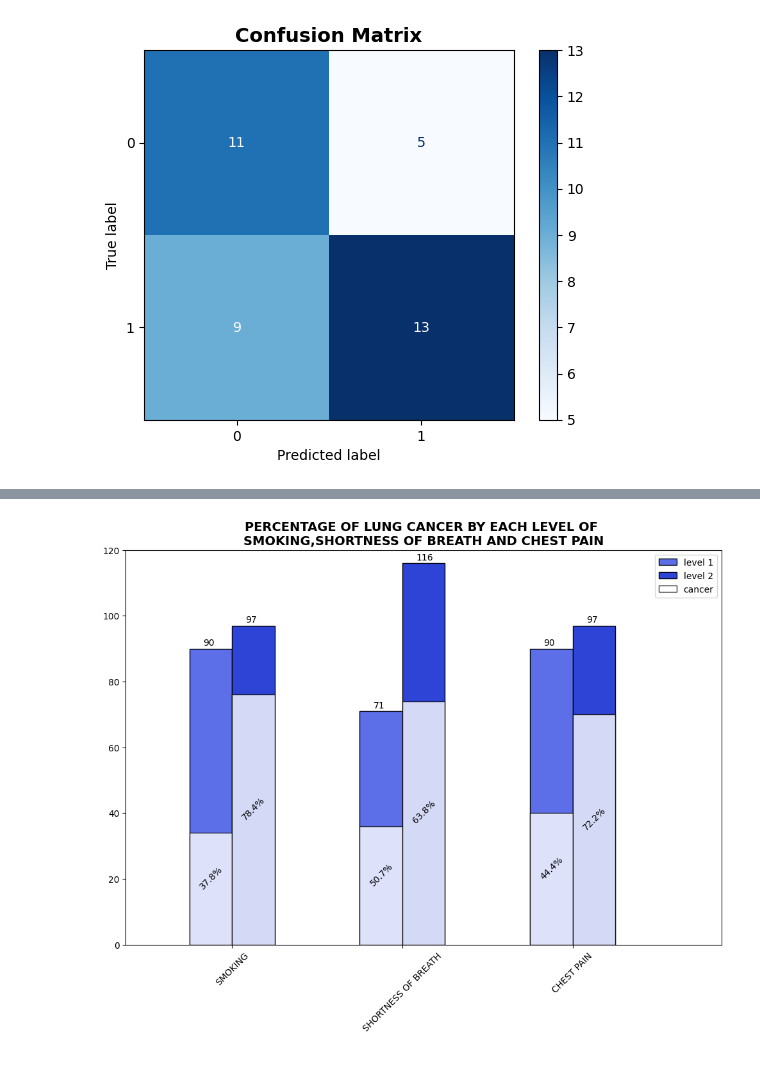
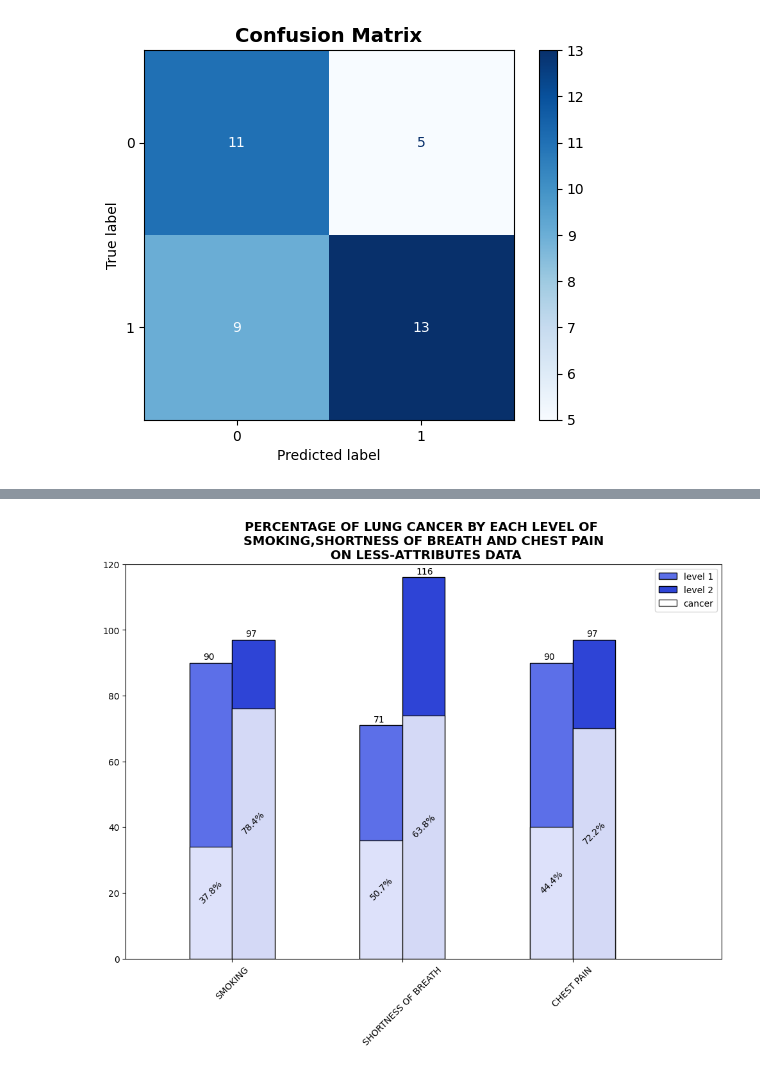
Before and after one commit to manhtran13102004/it_thuoc_tinh, a Jupyter notebook: it_tt.ipynb, the cells around one changed output, grey strips where cells are left out. Drawn from its saved outputs; the diff is of its cells as text; code cells hidden in the pictures.

```diff
--- a/it_tt.ipynb
+++ b/it_tt.ipynb
@@ -169,32 +169,32 @@ tol1_bars = plt.bar(index, kind1_tol, width=width,color=rgb_to_heximal(92, 111,
         edgecolor='black')
 tol2_bars = plt.bar(index+width, kind2_tol, width=width,color=rgb_to_heximal(46, 68, 214), label='level 2',
         edgecolor='black')
 can1_bars = plt.bar(index, kind1_can, width=width,color=rgb_to_heximal(255, 255, 255), label='cancer',edgecolor='black',
 alpha=0.8)
 can2_bars = plt.bar(index+width, kind2_can, width=width,color=rgb_to_heximal(255, 255, 255),edgecolor='black',
 alpha=0.8)
 
 
 for i, j, text in zip(index, list(can1_bars), map(lambda x: x[1], [pct1,pct2,pct3])):
     plt.text(i-width/2+0.05, j.get_height()/2, f'{round(text*100,1)}%', rotation=45)
 
 for i, j, text in zip(index, list(can2_bars), map(lambda x: x[2], [pct1,pct2,pct3])):
     plt.text(i+width/2+0.05, j.get_height()/2, f'{round(text*100,1)}%', rotation=45)
 
 for i, j in zip(index, tol1_bars):
     plt.text(i-width/2+0.08, j.get_height()+1, f'{j.get_height()}')
 
 for i, j in zip(index, tol2_bars):
     plt.text(i+width/2+0.08, j.get_height()+1, f'{j.get_height()}')
 
 
-plt.title('PERCENTAGE OF LUNG CANCER BY EACH LEVEL OF \n{},{} AND {}'.format(labels[0],
+plt.title('PERCENTAGE OF LUNG CANCER BY EACH LEVEL OF \n{},{} AND {}\n ON LESS-ATTRIBUTES DATA'.format(labels[0],
             labels[1],labels[2]),
           fontsize=14, fontweight='bold')
 plt.xlim(-.5, index[-1] + 1)
 plt.ylim(0,120)
 plt.xticks(index+width/2, labels, rotation=45)
 plt.legend()
 plt.show()
 # %% [output]
-[figure, old version]
+[figure, new version]
```
Also changed, not shown: parts of 1 cell of this notebook.
